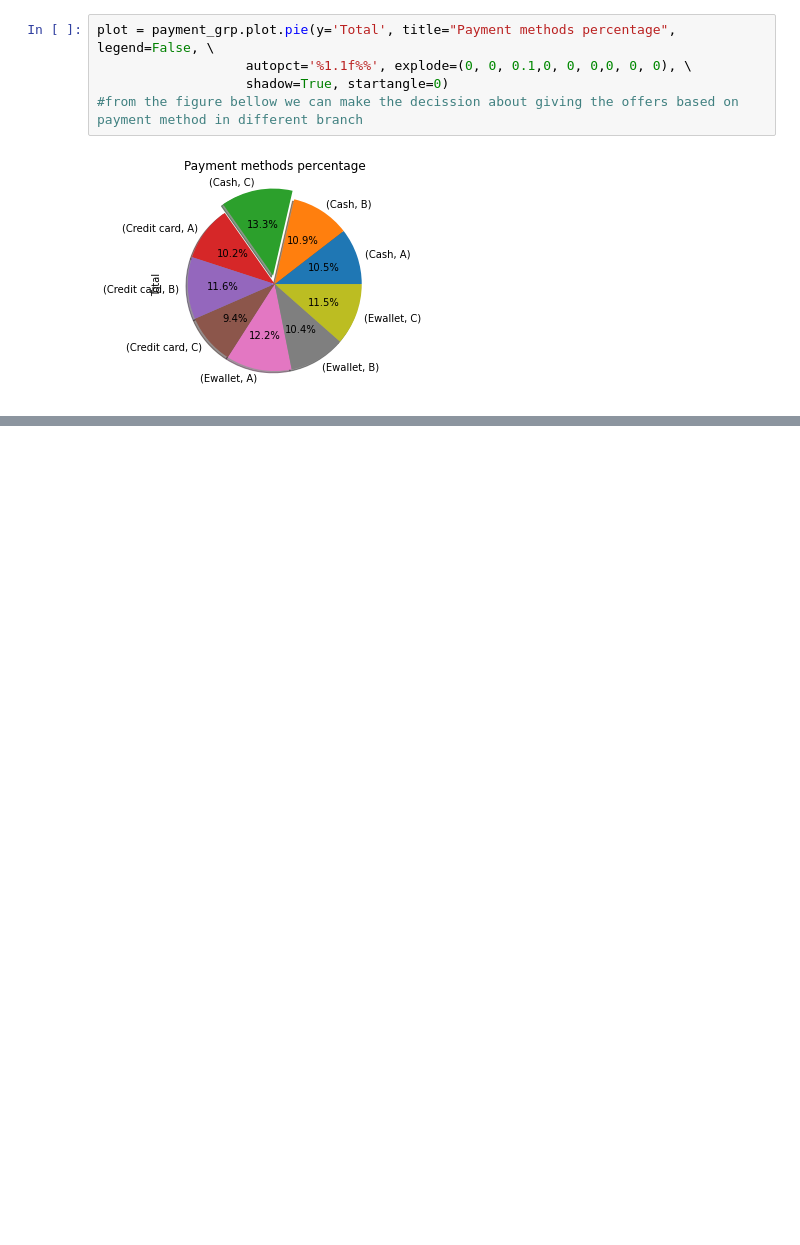
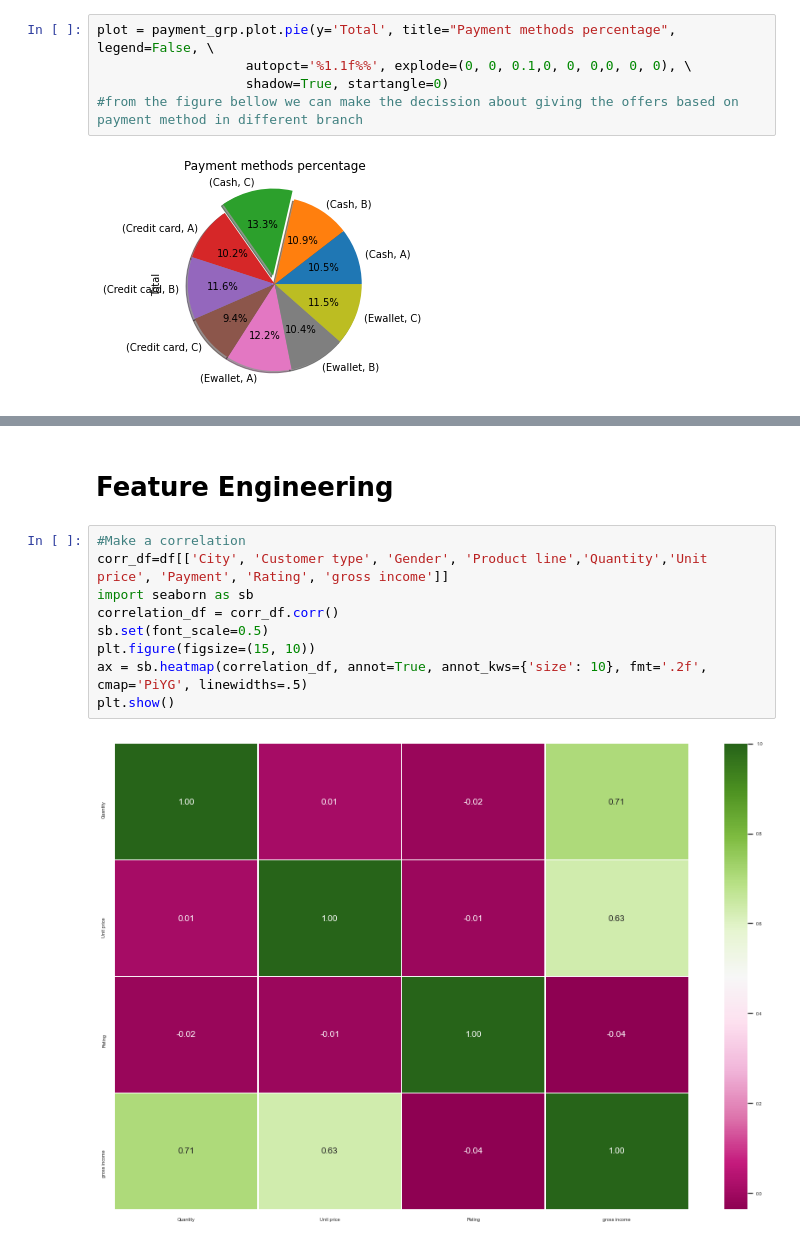
Before and after one commit to litu702/Supermarket_sales_Data, a Jupyter notebook: Supermarket_sales_Data.ipynb, the cells around one changed output, grey strips where cells are left out. Drawn from its saved outputs; the diff is of its cells as text; blank space fills up the shorter version.

```diff
--- a/Supermarket_sales_Data.ipynb
+++ b/Supermarket_sales_Data.ipynb
@@ -320,0 +478,13 @@ plot = payment_grp.plot.pie(y='Total', title="Payment methods percentage", legen
+# %% [markdown]
+# Feature Engineering
+# %%
+#Make a correlation
+corr_df=df[['City', 'Customer type', 'Gender', 'Product line','Quantity','Unit price', 'Payment', 'Rating', 'gross income']]
+import seaborn as sb
+correlation_df = corr_df.corr()
+sb.set(font_scale=0.5)
+plt.figure(figsize=(15, 10))
+ax = sb.heatmap(correlation_df, annot=True, annot_kws={'size': 10}, fmt='.2f', cmap='PiYG', linewidths=.5)
+plt.show()
+# %% [output]
+[figure, added]
```
Also changed, not shown: parts of 20 cells of this notebook.
